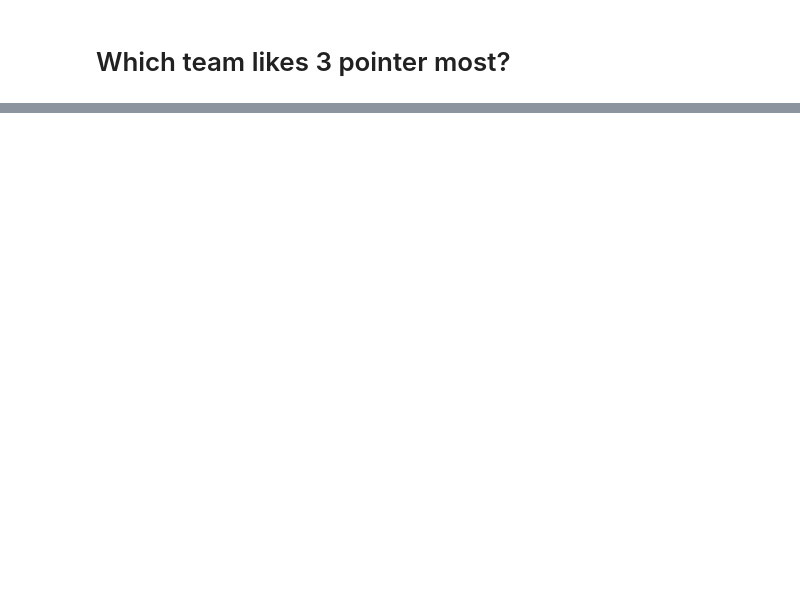
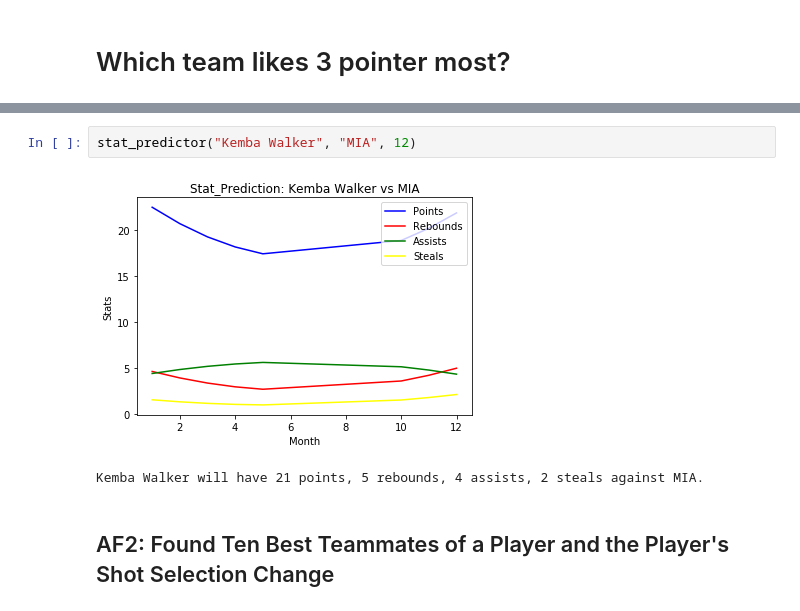
Before and after one commit to denniszhao97/NBA_DataBase_WebApplication, a Jupyter notebook: CS411_BackEnd.ipynb, the cells around one changed output, grey strips where cells are left out. Cells and saved outputs as stored; diff of their text form; blank space fills up the shorter version.

```diff
--- a/CS411_BackEnd.ipynb
+++ b/CS411_BackEnd.ipynb
@@ -299,0 +561,7 @@ The team Golden State Warriors attempted 2791 three pointers during regular seas
+# %%
+stat_predictor("Kemba Walker", "MIA", 12)
+# %% [output]
+[figure, added]
+Kemba Walker will have 21 points, 5 rebounds, 4 assists, 2 steals against MIA.
+# %% [markdown]
+## AF2: Found Ten Best Teammates of a Player and the Player's Shot Selection Change
```
Also changed, not shown: parts of 31 cells of this notebook.
